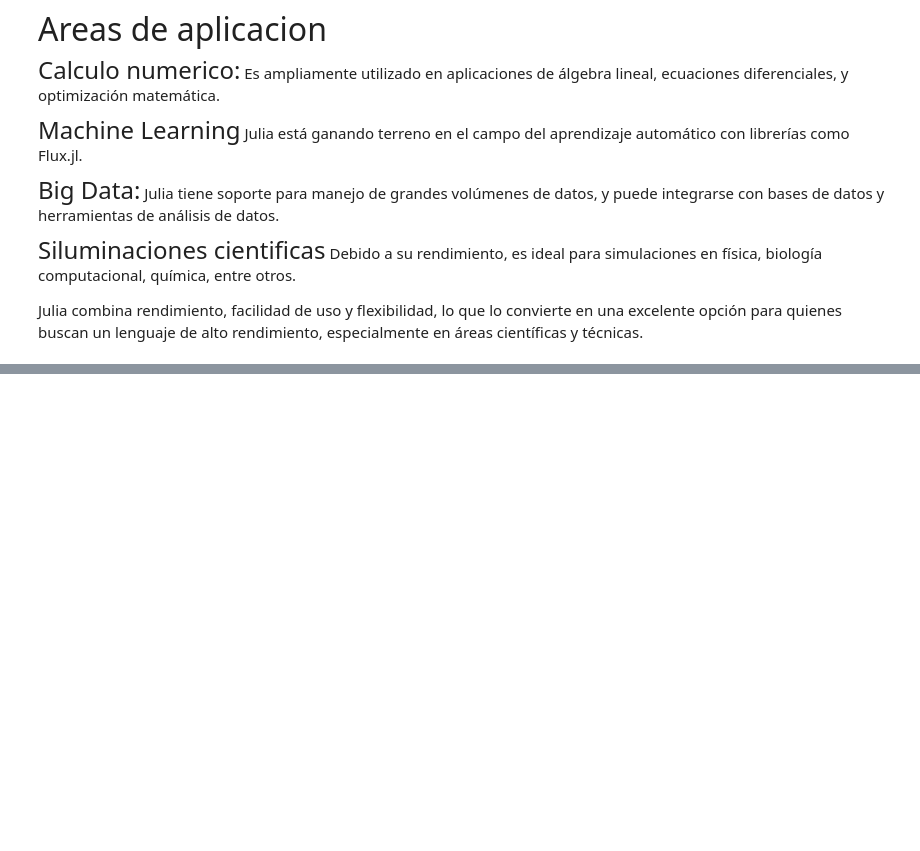
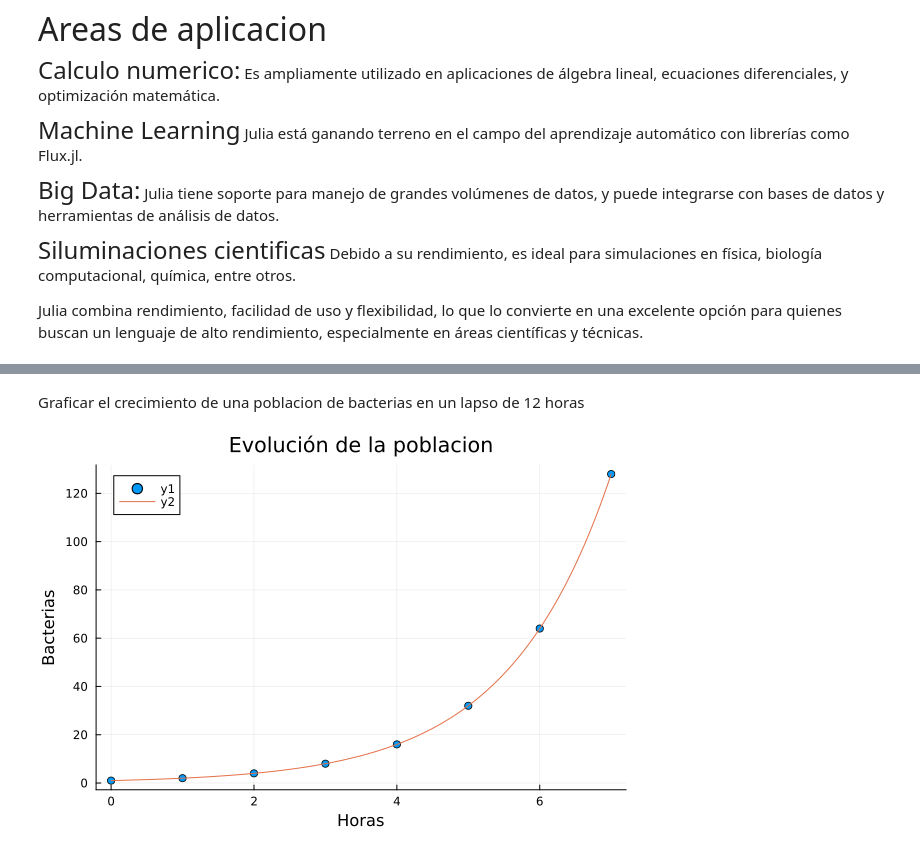
Before and after one commit to FranciscoRoman31/Notebook-Julia, a Jupyter notebook: NotebookJulia.ipynb, the cells around one changed output, grey strips where cells are left out. Drawn from its saved outputs; the diff is of its cells as text; code cells hidden in the pictures; blank space fills up the shorter version.

```diff
--- a/NotebookJulia.ipynb
+++ b/NotebookJulia.ipynb
@@ -78,0 +170,10 @@ Julia combina rendimiento, facilidad de uso y flexibilidad, lo que lo convierte
+# %% [markdown]
+Graficar el crecimiento de una poblacion de bacterias en un lapso de 12 horas
+# %%
+using Plots
+horas = 0:7
+bacterias = [1, 2, 4, 8, 16, 32, 64, 128]
+Plots.scatter(horas, bacterias, xlab="Horas", ylab="Bacterias", title="Evolución de la poblacion")
+Plots.plot!(x -> 2^x)
+# %% [output]
+[figure, added]
```
Also changed, not shown: parts of 11 cells of this notebook.
